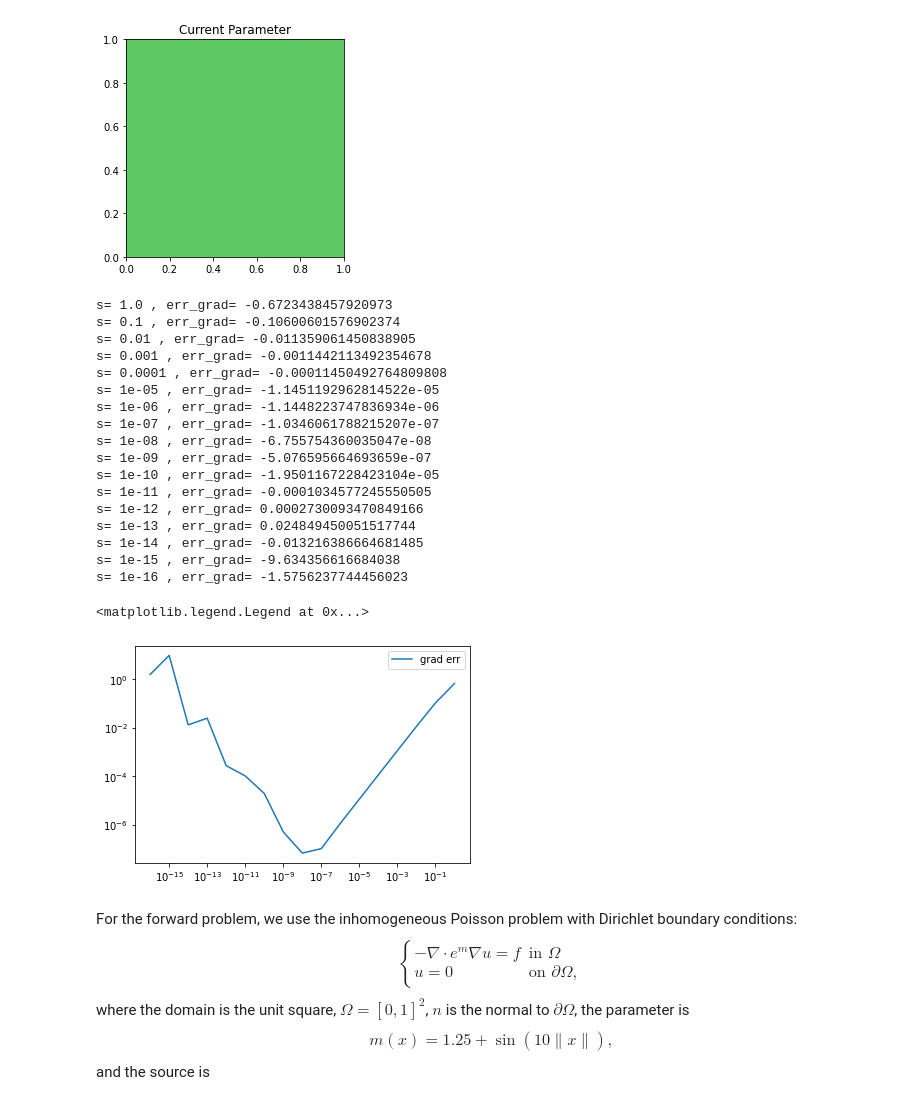
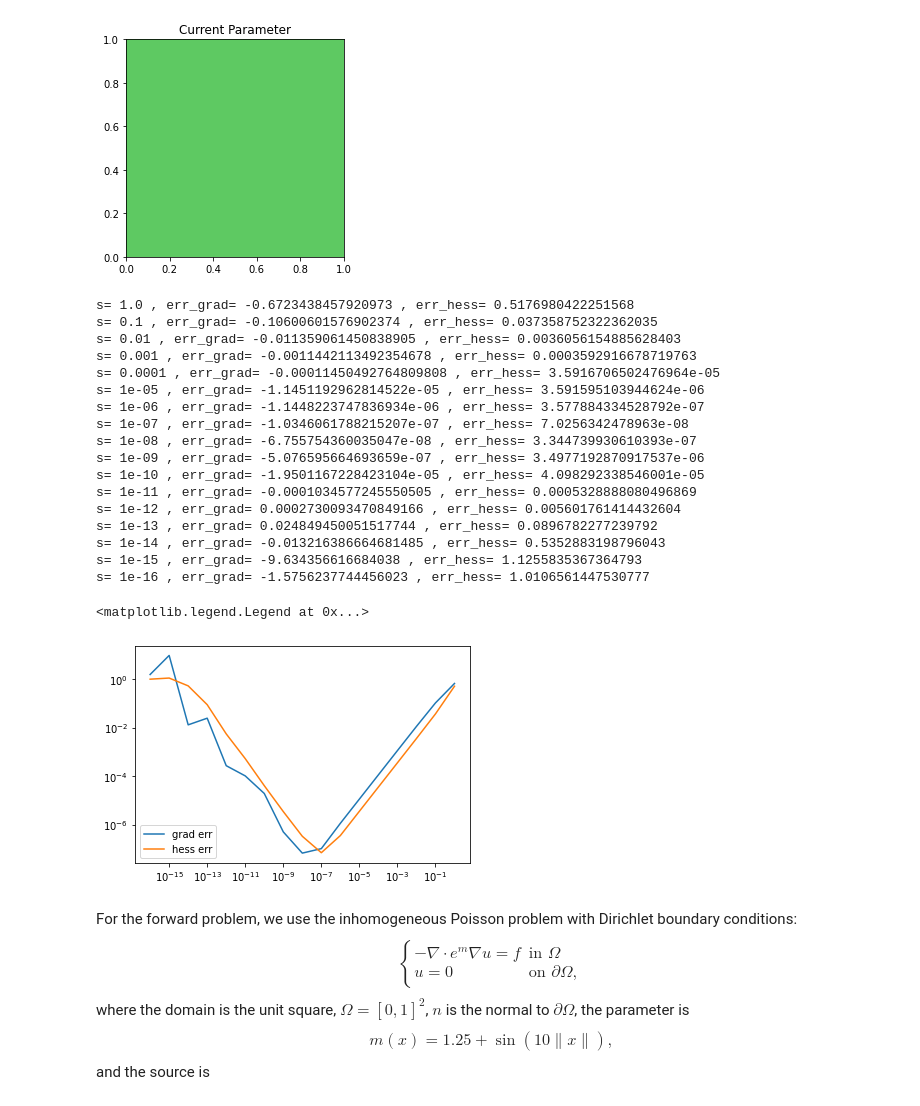
Before and after one commit to vishwas1984/NormalizingFlows_InverseProblems, a Jupyter notebook: div_k_grad_u_inverse_problem_fenics.ipynb, the cells around one changed output. Cells and saved outputs as stored; diff of their text form; code cells hidden in the pictures.

Commit message:
Hessian vector products

```diff
--- a/div_k_grad_u_inverse_problem_fenics.ipynb
+++ b/div_k_grad_u_inverse_problem_fenics.ipynb
@@ -201,64 +262,63 @@ m0_vector = project(m0, V).vector()
 PIP.update_m(m0_vector)
 
 dmE = Expression('sin(x[1]) + x[1]*x[0]', degree=5)
 dm_vector = project(dmE, V).vector()
 
 
 # m0_numpy = np.random.randn(V.dim()) # error big: maybe because of quadrature error near boundary..?
 # dm_numpy = np.random.randn(V.dim())
 
 J0 = PIP.compute_objective()
 grad0 = PIP.compute_gradient()
-# grad0 = jac(m0_numpy)
 dJ = np.dot(grad0[:], dm_vector[:])
-# Hdm = hessp(m0_numpy, dm_numpy)
+Hdm = PIP.apply_hessian_to_vector(dm_vector)
 
 ss = np.logspace(-16, 0, 17)[::-1]
 grad_errs = []
-#hess_errs = []
+hess_errs = []
 for k in range(len(ss)):
     s = ss[k]
     m1_vector = m0_vector + s * dm_vector
     PIP.update_m(m1_vector)
     J1 = PIP.compute_objective()
-    #grad1 = jac(m1_vector)
-    #dJ1 = np.dot(grad1, dm_vector)
+    grad1 = PIP.compute_gradient()
+    #dJ1 = np.dot(grad1[:], dm_vector[:])
 
     dJ_diff = (J1 - J0)/s
     err_grad = (dJ - dJ_diff)/dJ_diff
     grad_errs.append(err_grad)
 
-#     Hdm_diff = (grad1 - grad0)/s
-#     err_hess = np.linalg.norm(Hdm_diff - Hdm)/np.linalg.norm(Hdm_diff)
-#     hess_errs.append(err_hess)
+    Hdm_diff = (grad1 - grad0)/s
+    err_hess = np.linalg.norm(Hdm_diff[:] - Hdm[:])/np.linalg.norm(Hdm_diff[:])
+    hess_errs.append(err_hess)
 
-    #print('s=', s, ', err_grad=', err_grad, ', err_hess=', err_hess)
-    print('s=', s, ', err_grad=', err_grad)
+    print('s=', s, ', err_grad=', err_grad, ', err_hess=', err_hess)
+    #print('s=', s, ', err_grad=', err_grad)
 
 plt.loglog(ss, np.abs(grad_errs))
-#plt.loglog(ss, np.abs(hess_errs))
-#plt.legend(['grad err', 'hess err'])
-plt.legend(['grad err'])
+plt.loglog(ss, np.abs(hess_errs))
+plt.legend(['grad err', 'hess err'])
+#plt.legend(['grad err'])
 # %% [output]
-s= 1.0 , err_grad= -0.6723438457920973
-s= 0.1 , err_grad= -0.10600601576902374
-s= 0.01 , err_grad= -0.011359061450838905
-s= 0.001 , err_grad= -0.0011442113492354678
-s= 0.0001 , err_grad= -0.00011450492764809808
-s= 1e-05 , err_grad= -1.1451192962814522e-05
-s= 1e-06 , err_grad= -1.1448223747836934e-06
-s= 1e-07 , err_grad= -1.0346061788215207e-07
-s= 1e-08 , err_grad= -6.755754360035047e-08
-s= 1e-09 , err_grad= -5.076595664693659e-07
-s= 1e-10 , err_grad= -1.9501167228423104e-05
-s= 1e-11 , err_grad= -0.0001034577245550505
-s= 1e-12 , err_grad= 0.0002730093470849166
-s= 1e-13 , err_grad= 0.024849450051517744
-s= 1e-14 , err_grad= -0.013216386664681485
-s= 1e-15 , err_grad= -9.634356616684038
-s= 1e-16 , err_grad= -1.5756237744456023
+s= 1.0 , err_grad= -0.6723438457920973 , err_hess= 0.5176980422251568
+s= 0.1 , err_grad= -0.10600601576902374 , err_hess= 0.037358752322362035
+s= 0.01 , err_grad= -0.011359061450838905 , err_hess= 0.0036056154885628403
+s= 0.001 , err_grad= -0.0011442113492354678 , err_hess= 0.0003592916678719763
+s= 0.0001 , err_grad= -0.00011450492764809808 , err_hess= 3.5916706502476964e-05
+s= 1e-05 , err_grad= -1.1451192962814522e-05 , err_hess= 3.591595103944624e-06
+s= 1e-06 , err_grad= -1.1448223747836934e-06 , err_hess= 3.577884334528792e-07
+s= 1e-07 , err_grad= -1.0346061788215207e-07 , err_hess= 7.0256342478963e-08
+s= 1e-08 , err_grad= -6.755754360035047e-08 , err_hess= 3.344739930610393e-07
+s= 1e-09 , err_grad= -5.076595664693659e-07 , err_hess= 3.4977192870917537e-06
+s= 1e-10 , err_grad= -1.9501167228423104e-05 , err_hess= 4.098292338546001e-05
+s= 1e-11 , err_grad= -0.0001034577245550505 , err_hess= 0.0005328888080496869
+s= 1e-12 , err_grad= 0.0002730093470849166 , err_hess= 0.005601761414432604
+s= 1e-13 , err_grad= 0.024849450051517744 , err_hess= 0.0896782277239792
+s= 1e-14 , err_grad= -0.013216386664681485 , err_hess= 0.5352883198796043
+s= 1e-15 , err_grad= -9.634356616684038 , err_hess= 1.1255835367364793
+s= 1e-16 , err_grad= -1.5756237744456023 , err_hess= 1.0106561447530777
 <matplotlib.legend.Legend at 0x...>
-[figure, old version]
+[figure, new version]
 # %% [markdown]
 For the forward problem, we use the inhomogeneous Poisson problem with Dirichlet boundary conditions:
 $$\begin{cases}
```
Also changed, not shown: parts of 1 cell of this notebook.
